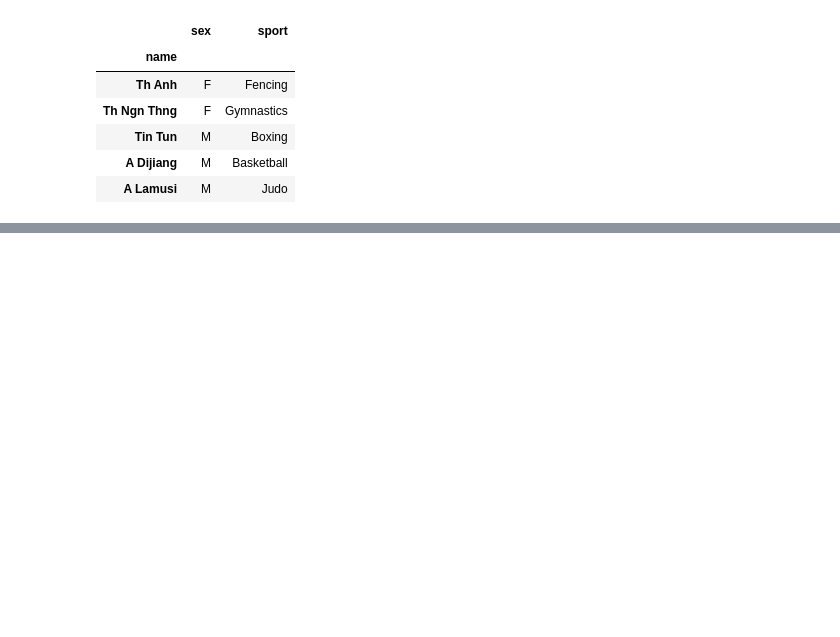
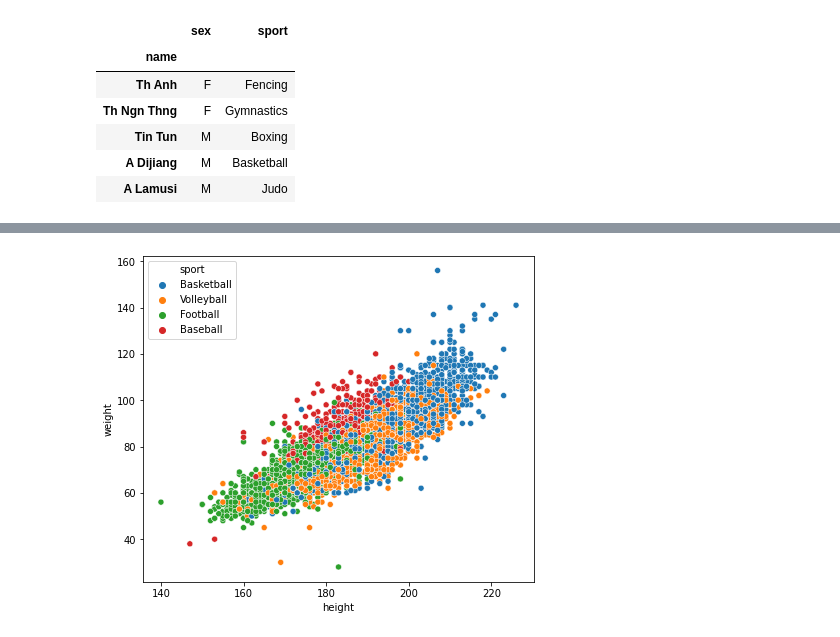
Before and after one commit to LIZZETHGOMEZ/BEDU-Santander, a Jupyter notebook: Analisis de Datos con Python/Sesion_6.ipynb, the cells around one changed output, grey strips where cells are left out. Saved outputs shown, nothing was run; the diff lists cells and outputs as text; code cells hidden in the pictures; blank space fills up the shorter version.

```diff
--- a/Analisis de Datos con Python/Sesion_6.ipynb
+++ b/Analisis de Datos con Python/Sesion_6.ipynb
@@ -63,0 +108,12 @@ fig.show()
+# %%
+# Diferencias de peso y altura entre deportes
+df_grouped = df.groupby('name')[['weight', 'height', 'sport']].max()
+# %%
+#Especificamos los deportes de interes
+df_sports = df_grouped[df_grouped['sport'].isin(['Basketball','Volleyball','Football','Baseball'])]
+# %%
+#Graficamos
+plt.figure(figsize = (7,6))
+sns.scatterplot( x= df_sports['height'], y = df_sports['weight'], hue = df_sports['sport']);
+# %% [output]
+[figure, added]
```
Also changed, not shown: parts of 23 cells of this notebook.
